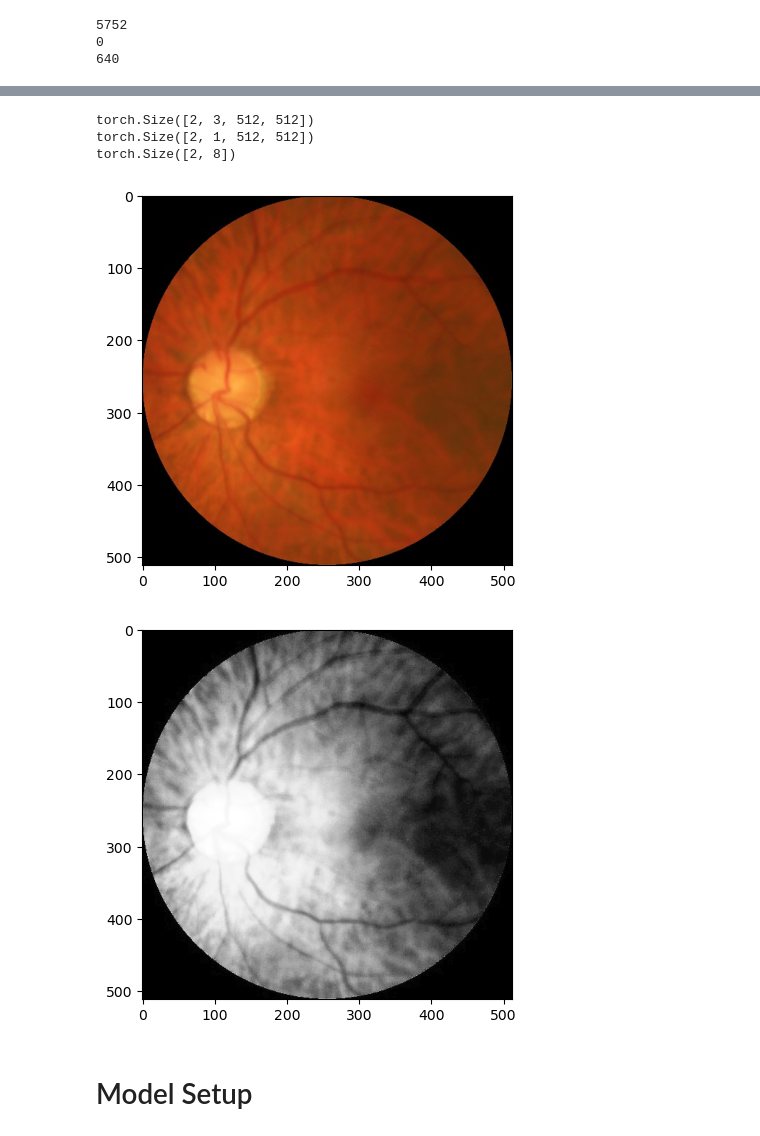
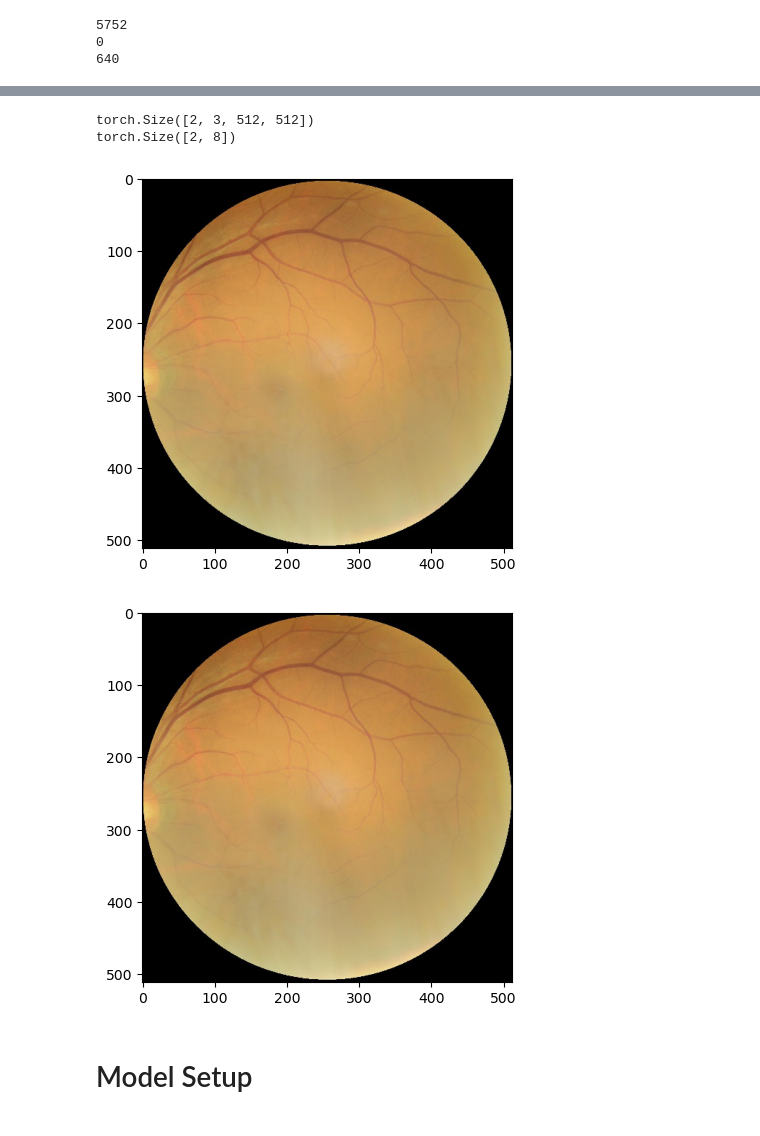
Before and after one commit to madhava20217/Ocular-Disease-Multiclass-Identification-ODIR19-, a Jupyter notebook: EfficientNet.ipynb, the cells around one changed output, grey strips where cells are left out. Cells and saved outputs as stored; diff of their text form; code cells hidden in the pictures.

```diff
--- a/EfficientNet.ipynb
+++ b/EfficientNet.ipynb
@@ -143,15 +141,16 @@ class ODIRDataset(Dataset) :
         #image = Image.open(img_path).convert("RGB")
         #hist_image = Image.open(hist_img_path)
         image = torchvision.io.read_image(img_path)
-        hist_image = torchvision.io.read_image(hist_img_path)
+        #hist_image = torchvision.io.read_image(hist_img_path)
 
         labels = torch.Tensor(self.labels[idx]).long()
 
         if(self.transform != None) :
           image = self.transform(image)
-          hist_image = self.transform(hist_image)
+          #hist_image = self.transform(hist_image)
 
-        return image, hist_image, labels
+        #return image, hist_image, labels
+        return image, labels
 # %%
 def train_val_test_split(dataset, train_percent=0.75, val_percent=0.15, test_percent=0.1, seed=None):
 
@@ -191,10 +190,10 @@ print(len(test_dataset))
 0
 640
 # %%
-train_sample, train_hist_sample, train_label = train_dataset[7]
+train_sample, train_label = train_dataset[7]
 
 print(train_sample.shape)
-print(train_hist_sample.shape)
+#print(train_hist_sample.shape)
 
 image_array = np.transpose(train_sample, (1, 2, 0))
 plt.imshow(image_array)
@@ -208,5 +206,5 @@ torch.Size([1, 512, 512])
 tensor([0, 0, 1, 0, 0, 0, 0, 0])
 # %%
-image_array = np.transpose(train_hist_sample, (1, 2, 0))
-plt.imshow(image_array, cmap = 'gray')
-plt.show()
+# image_array = np.transpose(train_hist_sample, (1, 2, 0))
+# plt.imshow(image_array, cmap = 'gray')
+# plt.show()
@@ -215,34 +211,33 @@ plt.show()
 # %%
-for batch_idx, (data, data_hist, targets) in enumerate((train_dataloader)):
+for batch_idx, (data, targets) in enumerate((train_dataloader)):
 
     data = data.to(device=device)
-    hist_data = data_hist.to(device=device)
+    #hist_data = data_hist.to(device=device)
     targets = targets.to(device=device)
 
     print(data.shape)
-    print(hist_data.shape)
+    #print(hist_data.shape)
     print(targets.shape)
 
     img1 = data[0]
-    img2 = hist_data[0]
+    #img2 = hist_data[0]
 
     image_array = np.transpose(img1.to('cpu').numpy(), (1, 2, 0))
     plt.imshow(image_array)
 
     plt.show()
 
-    image_array = np.transpose(img2.to('cpu').numpy(), (1, 2, 0))
+    #image_array = np.transpose(img2.to('cpu').numpy(), (1, 2, 0))
     plt.imshow(image_array, cmap = 'gray')
 
     plt.show()
 
     break
 # %% [output]
 torch.Size([2, 3, 512, 512])
-torch.Size([2, 1, 512, 512])
 torch.Size([2, 8])
-[figure, old version]
+[figure, new version]
-[figure, old version]
+[figure, new version]
 # %% [markdown]
 # Model Setup
 # %%
```
Also changed, not shown: parts of 14 cells of this notebook.
